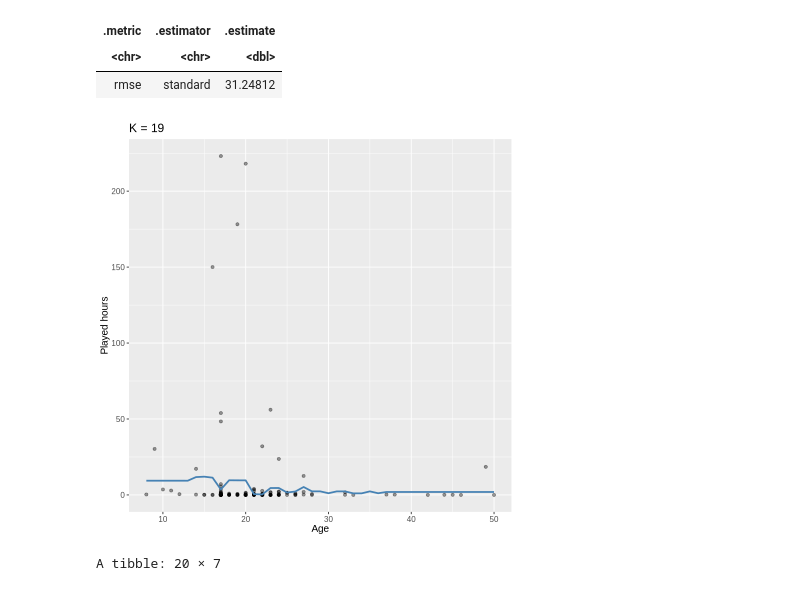
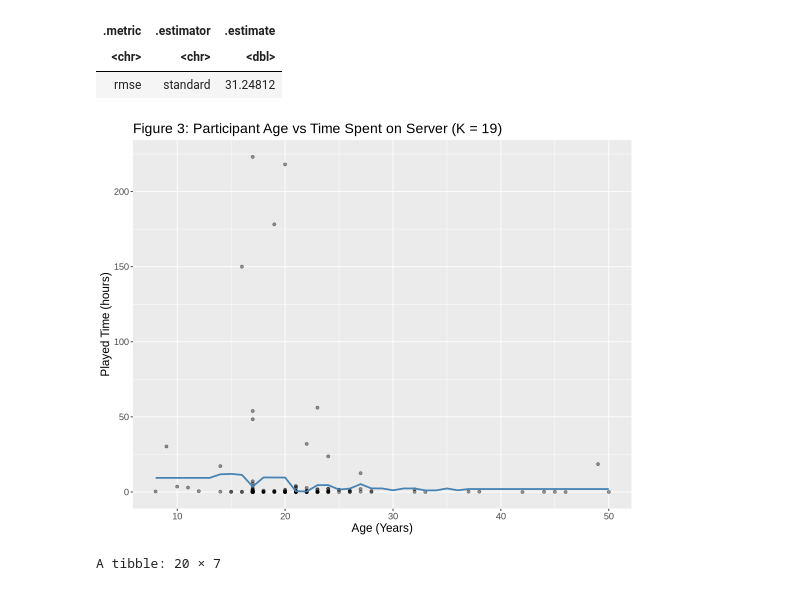
Before and after one commit to Lauryn17/dsci-100-2025-group-25, a Jupyter notebook: project_final.ipynb, the cells around one changed output. Saved outputs shown, nothing was run; the diff lists cells and outputs as text; code cells hidden in the pictures.

Commit message:
Edited Regression Plots
Edited regression plots size and added figure numbers.

```diff
--- a/project_final.ipynb
+++ b/project_final.ipynb
@@ -211,32 +210,33 @@ A tibble: 1 × 3
 # %%
 set.seed(1234)
 
 age_prediction_grid <- tibble(
     Age = seq(
         from = players |> select(Age) |> min(),
         to = players |> select(Age) |> max(),
         by = 1
     )
 )
 
 players_preds <- players_fit |>
   predict(age_prediction_grid) |>
   bind_cols(age_prediction_grid)
 
+options(repr.plot.width = 9, repr.plot.height = 7)
 plot_final <- ggplot(players, aes(x = Age, y = played_hours)) +
   geom_point(alpha = 0.4) +
   geom_line(data = players_preds,
             mapping = aes(x = Age, y = .pred),
             color = "steelblue",
             linewidth = 1) +
-  xlab("Age") +
-  ylab("Played hours") +
-  ggtitle(paste0("K = ", kmin)) +
-  theme(text = element_text(size = 12))
+  xlab("Age (Years)") +
+  ylab("Played Time (hours)") +
+  ggtitle("Figure 3: Participant Age vs Time Spent on Server (K = 19)") +
+  theme(text = element_text(size = 14))
 
 plot_final
 # %% [output]
-[figure, old version]
+[figure, new version]
 # %%
 set.seed(2000)
 
```
Also changed, not shown: parts of 3 cells of this notebook.
